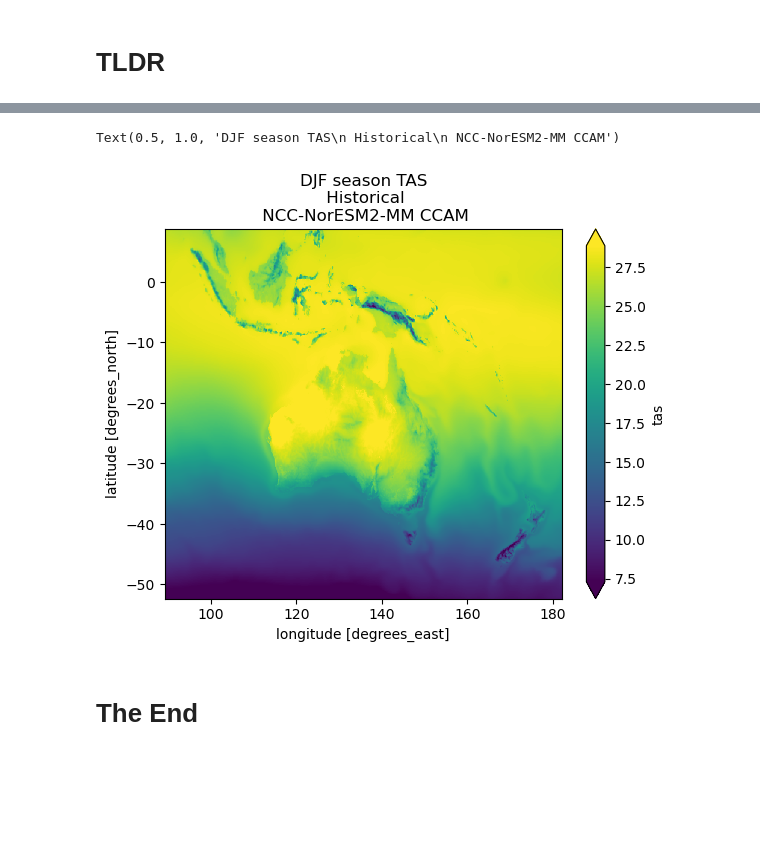
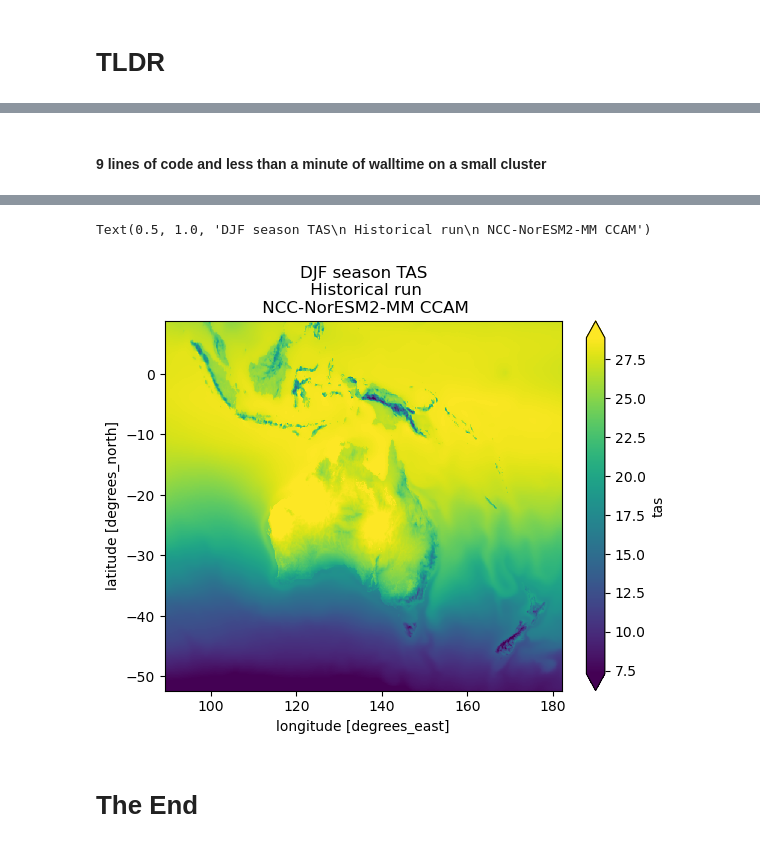
Before and after one commit to AusClimateService/data-catalogue, a Jupyter notebook: notebooks/ACS-catalogue-demo.ipynb, the cells around one changed output, grey strips where cells are left out. Drawn from its saved outputs; the diff is of its cells as text; code cells hidden in the pictures; blank space fills up the shorter version.

```diff
--- a/notebooks/ACS-catalogue-demo.ipynb
+++ b/notebooks/ACS-catalogue-demo.ipynb
@@ -359,3 +392,5 @@ Text(0.5, 1.0, 'DJF season TAS\n Historical\n NCC-NorESM2-MM CCAM')
+# %% [markdown]
+#### 9 lines of code and less than a minute of walltime on a small cluster
 # %%
 %%time
 #load root catalogue
@@ -363,17 +398,16 @@ df_cat = intake.open_df_catalog(
     path="/g/data/v14/tm4888/code/ACS/data-catalogue/catalogues/root_df_catalog.csv",
     columns_with_iterables=["variable"],
 )
-#find data source and search across data source
-tas_hist_cat = df_cat.search(variable="tas",model="ccam_noresm2-mm_historical_aus-10i_12km")
-tas_hist_source = tas_hist_cat.to_source()
+#find data source and filter data source
+tas_hist_search = df_cat.search(variable="tas",model="ccam_noresm2-mm_historical_aus-10i_12km")
+tas_hist_source = tas_hist_search.to_source()
 monthly_tas_hist = tas_hist_source.search(variable="tas",period='mon')
-# load data lazily
+# load data lazily with Dask
 DS = monthly_tas_hist.to_dask()
-# convert to C from K
+# convert to C from K & calculate seasonal clim
 tas_C = DS.tas - 273.15
-#calculate seasonal clim
 season_tas_C = tas_C.groupby('time.season').mean('time')
 #plot
 season_tas_C.sel(season='DJF').plot(robust=True)
-plt.title('DJF season TAS\n Historical\n NCC-NorESM2-MM CCAM')
+plt.title('DJF season TAS\n Historical run\n NCC-NorESM2-MM CCAM')
 # %% [output]
@@ -382,4 +416,4 @@ Wall time: 9.04 s
-Text(0.5, 1.0, 'DJF season TAS\n Historical\n NCC-NorESM2-MM CCAM')
+Text(0.5, 1.0, 'DJF season TAS\n Historical run\n NCC-NorESM2-MM CCAM')
-[figure, old version]
+[figure, new version]
 # %% [markdown]
 # The End
```
Also changed, not shown: parts of 54 cells of this notebook.
